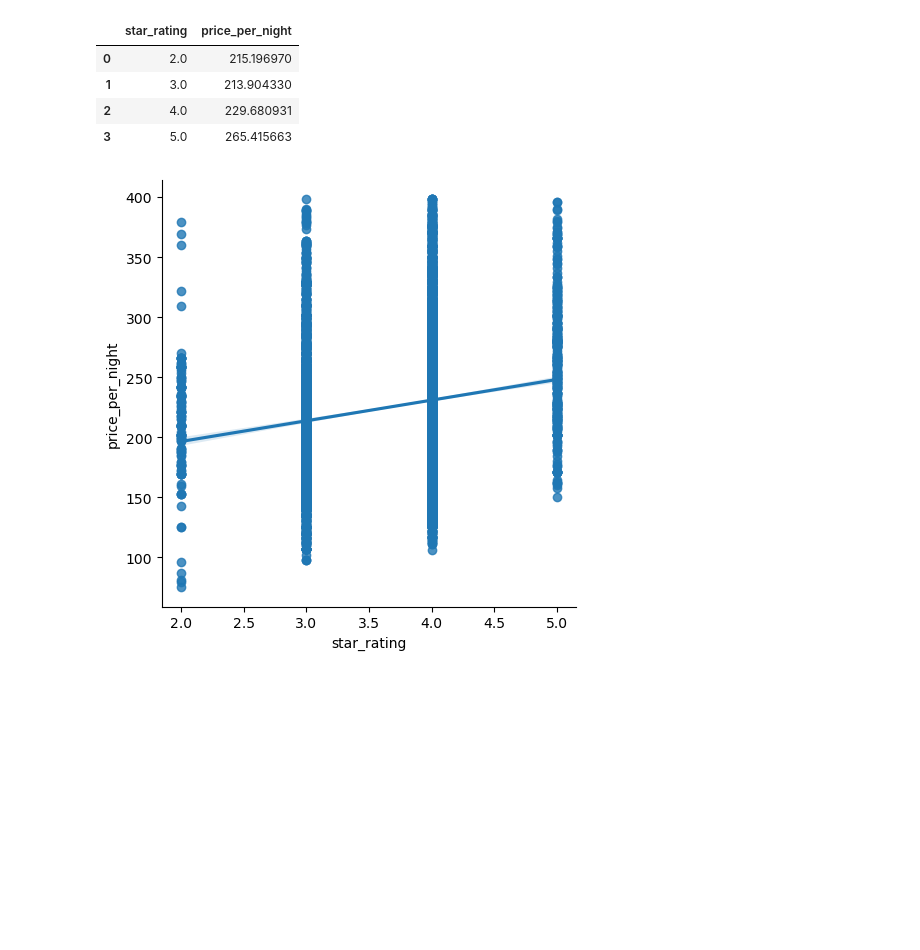
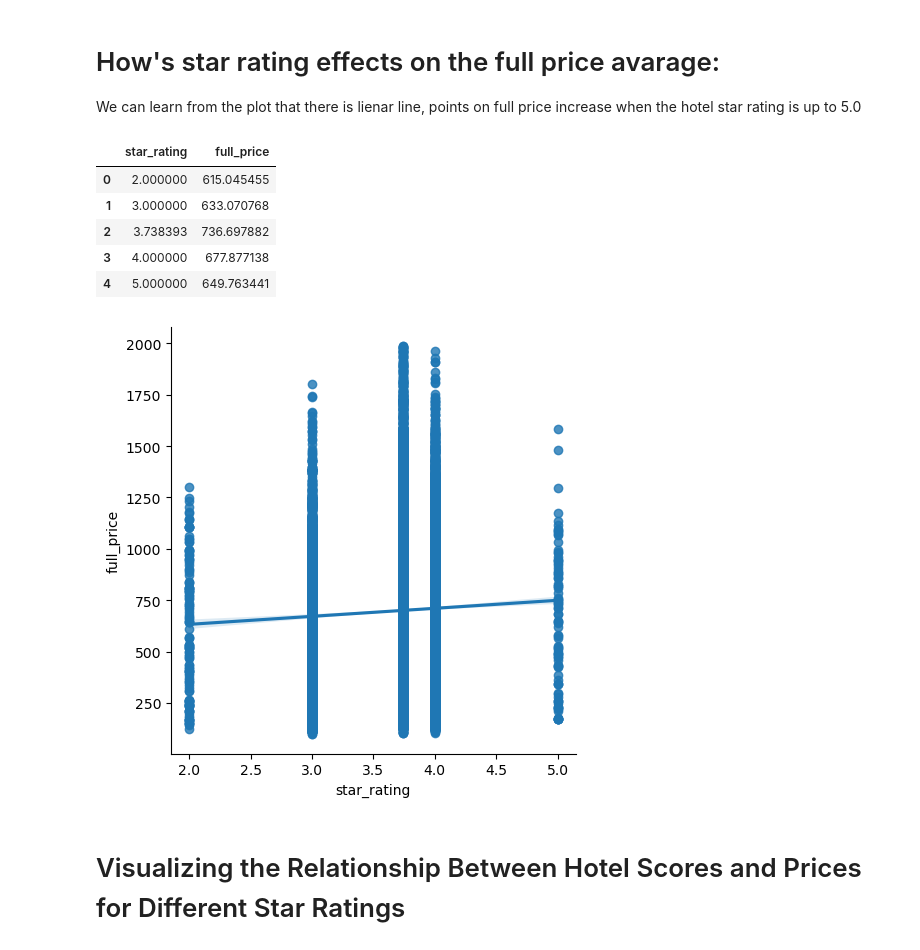
Before and after one commit to Omri5790/Data_Project, a Jupyter notebook: Expedia visualizations/Expedia_visualizations_25_06.ipynb, the cells around one changed output. Saved outputs shown, nothing was run; the diff lists cells and outputs as text; code cells hidden in the pictures; blank space fills up the shorter version.

```diff
--- a/Expedia visualizations/Expedia_visualizations_25_06.ipynb
+++ b/Expedia visualizations/Expedia_visualizations_25_06.ipynb
@@ -7,3 +13,3 @@ import matplotlib.pyplot as plt
 # %%
-file_path = r"C:\Users\User\Desktop\expedia_clean_dfs\last_output_df_25_06_2024.csv"
+file_path = r"C:\Users\User\Desktop\expedia_clean_dfs\expedia_clean_df_25_06.csv"
 expedia_df = pd.read_csv(file_path)
@@ -62,2 +29,0 @@ def remove_exceptions(df):
-# %%
-expedia_df = remove_exceptions(expedia_df)
@@ -356,26 +252,26 @@ print(hotels_per_new_neighborhood)
 # %%
-# Check the price_per_night column
+# Check the full_price column
 print("Sample data from the DataFrame:")
-print(expedia_df[['neighborhood_category', 'original_price', 'LOS', 'price_per_night']].head(500))
+print(expedia_df[['neighborhood_category', 'original_price', 'LOS', 'full_price']].head(500))
 
 # Ensure that the necessary columns exist and are in the correct format
-expedia_df['price_per_night'] = expedia_df['price_per_night'].astype(float)
+expedia_df['full_price'] = expedia_df['full_price'].astype(float)
 expedia_df['neighborhood_category'] = expedia_df['neighborhood_category'].astype(str)
 
-# Calculate the average price per night for each neighborhood
-avg_price_per_night = expedia_df.groupby('neighborhood_category')['price_per_night'].mean().reset_index()
+# Calculate the average full_price for each neighborhood
+avg_full_price = expedia_df.groupby('neighborhood_category')['full_price'].mean().reset_index()
 
-# Check the average price per night
-print("Average price per night for each neighborhood:")
-print(avg_price_per_night)
+# Check the average full_price
+print("Average full_price for each neighborhood:")
+print(avg_full_price)
 
-# Plotting the average price per night for each neighborhood
+# Plotting the average full_price for each neighborhood
 plt.figure(figsize=(12, 8))
-sns.barplot(x='neighborhood_category', y='price_per_night', data=avg_price_per_night, palette='viridis')
+sns.barplot(x='neighborhood_category', y='full_price', data=avg_full_price, palette='viridis')
 plt.xticks(rotation=45, ha='right')
-plt.title('Average Price per Night by Neighborhood')
+plt.title('Average Price by Neighborhood')
 plt.xlabel('neighborhood_category')
-plt.ylabel('Average Price per Night ($)')
+plt.ylabel('Average Price')
 plt.tight_layout()
 plt.show()
 # %% [output]
@@ -557,22 +352,28 @@ km_from_center     -0.007362        1.000000
+# %% [markdown]
+# How's star rating effects on the full price avarage:
+We can learn from the plot that there is lienar line, points on full price increase when the hotel star rating is up to 5.0
 # %%
-sns.lmplot(x='star_rating',y='price_per_night',data=expedia_df)
+sns.lmplot(x='star_rating',y='full_price',data=expedia_df)
 
 
 # Remove hotels that do not have a star rating
 data_filtered = expedia_df.dropna(subset=['star_rating'])
 
-# Group by star_rating and calculate the average price per night
-average_prices = data_filtered.groupby('star_rating')['price_per_night'].mean().reset_index()
+# Group by star_rating and calculate the average full_price
+average_prices = data_filtered.groupby('star_rating')['full_price'].mean().reset_index()
 
 # Display the results
 average_prices
 # %% [output]
-|  | star_rating | price_per_night |
-| 0 | 2.0 | 215.196970 |
-| 1 | 3.0 | 213.904330 |
-| 2 | 4.0 | 229.680931 |
-| 3 | 5.0 | 265.415663 |
+|  | star_rating | full_price |
+| 0 | 2.000000 | 615.045455 |
+| 1 | 3.000000 | 633.070768 |
+| 2 | 3.738393 | 736.697882 |
+| 3 | 4.000000 | 677.877138 |
+| 4 | 5.000000 | 649.763441 |
-[figure, old version]
+[figure, new version]
+# %% [markdown]
+# Visualizing the Relationship Between Hotel Scores and Prices for Different Star Ratings
 # %%
 # Filter out hotels without a star rating
 data_filtered = expedia_df.dropna(subset=['star_rating'])
```
Also changed, not shown: parts of 47 cells of this notebook.
